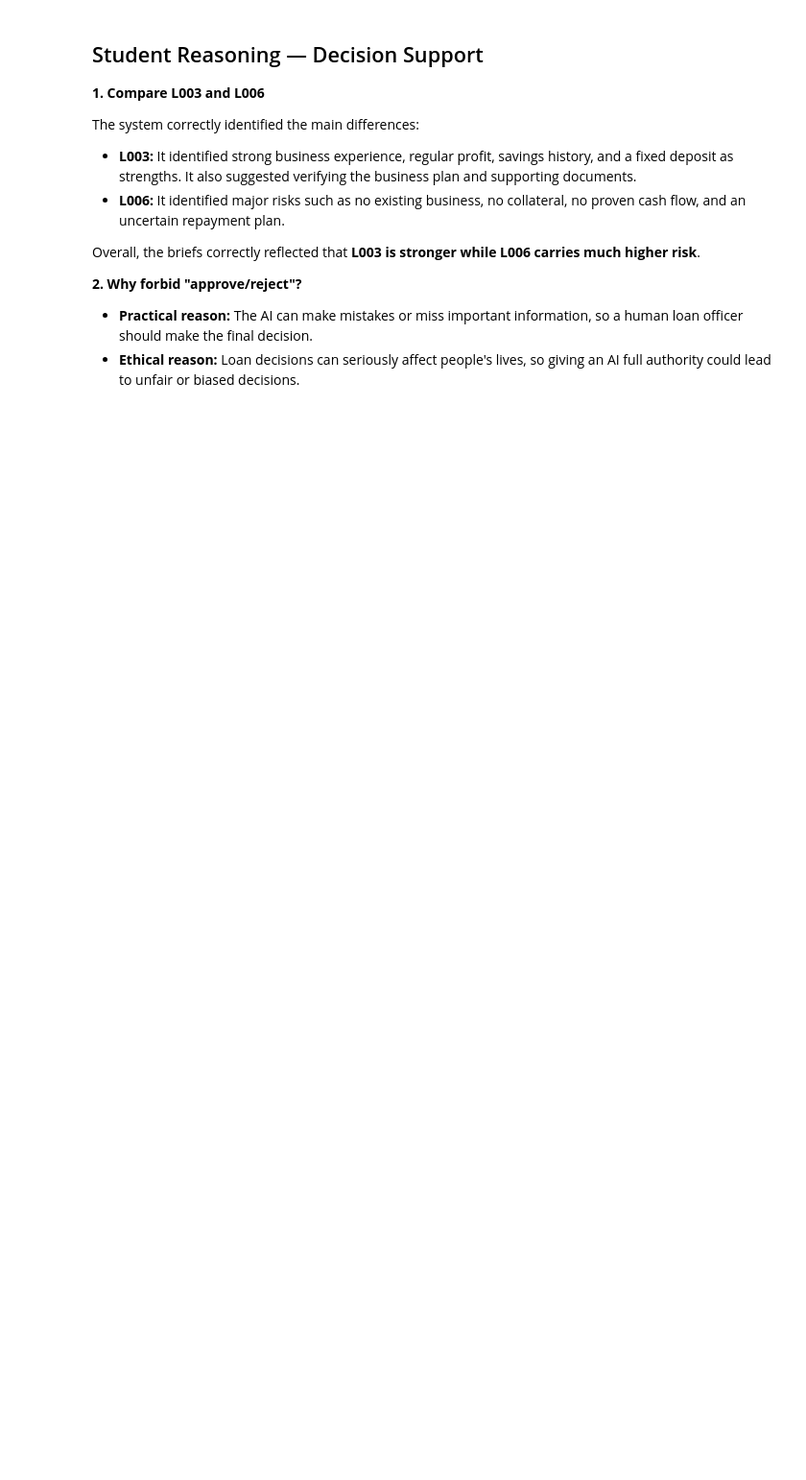
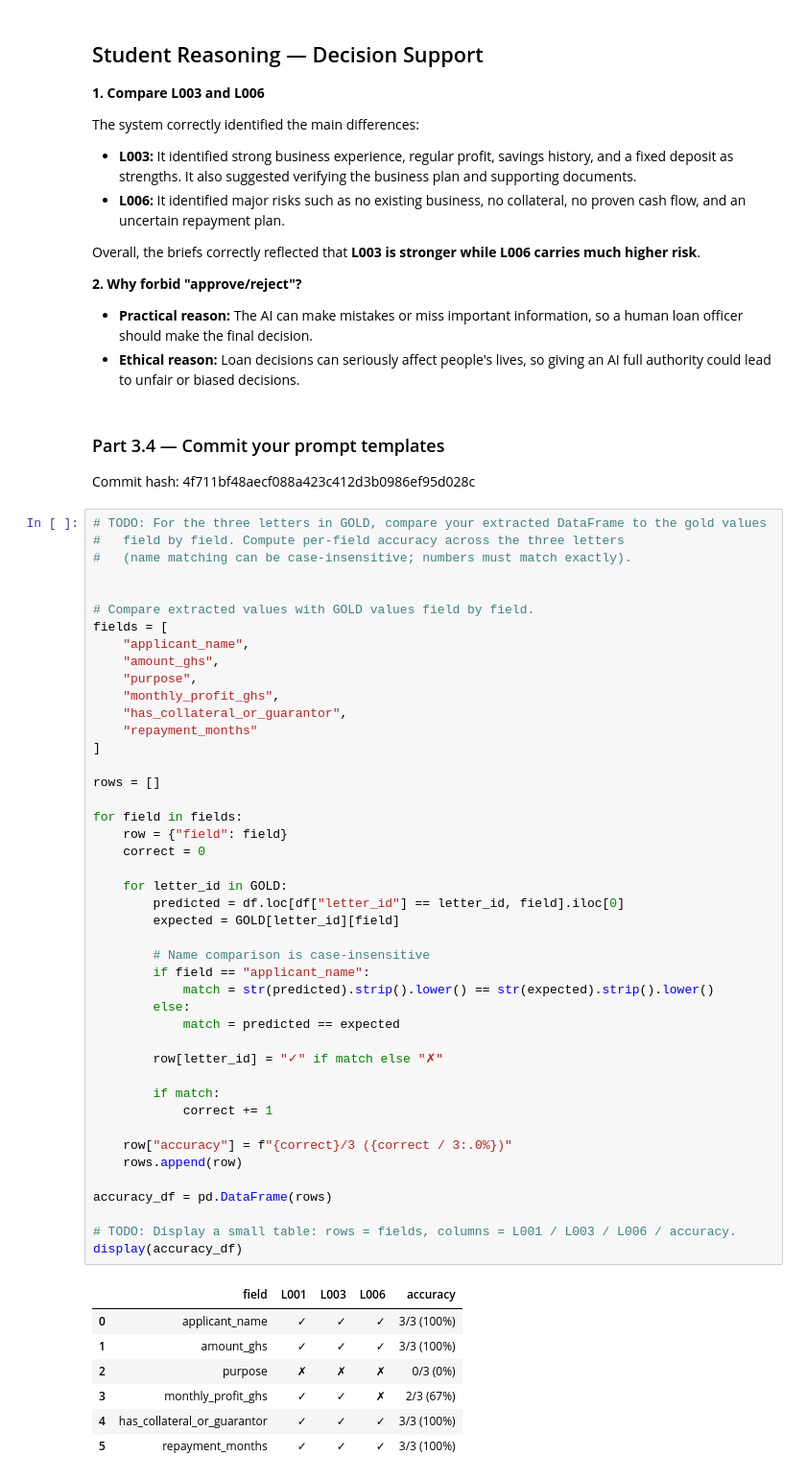
Before and after one commit to joenash156/lab-4-llm-decision-support, a Jupyter notebook: lab_4.ipynb, the cells around one changed output. Shown at 96% size. Drawn from its saved outputs; the diff is of its cells as text; blank space fills up the shorter version.

```diff
--- a/lab_4.ipynb
+++ b/lab_4.ipynb
@@ -505,3 +505,58 @@ Overall, the briefs correctly reflected that **L003 is stronger while L006 carri
 
 - **Practical reason:** The AI can make mistakes or miss important information, so a human loan officer should make the final decision.
 - **Ethical reason:** Loan decisions can seriously affect people's lives, so giving an AI full authority could lead to unfair or biased decisions.
+# %% [markdown]
+### Part 3.4 — Commit your prompt templates
+Commit hash: 4f711bf48aecf088a423c412d3b0986ef95d028c
+# %%
+# TODO: For the three letters in GOLD, compare your extracted DataFrame to the gold values
+#   field by field. Compute per-field accuracy across the three letters
+#   (name matching can be case-insensitive; numbers must match exactly).
+
+
+# Compare extracted values with GOLD values field by field.
+fields = [
+    "applicant_name",
+    "amount_ghs",
+    "purpose",
+    "monthly_profit_ghs",
+    "has_collateral_or_guarantor",
+    "repayment_months"
+]
+
+rows = []
+
+for field in fields:
+    row = {"field": field}
+    correct = 0
+
+    for letter_id in GOLD:
+        predicted = df.loc[df["letter_id"] == letter_id, field].iloc[0]
+        expected = GOLD[letter_id][field]
+
+        # Name comparison is case-insensitive
+        if field == "applicant_name":
+            match = str(predicted).strip().lower() == str(expected).strip().lower()
+        else:
+            match = predicted == expected
+
+        row[letter_id] = "✓" if match else "✗"
+
+        if match:
+            correct += 1
+
+    row["accuracy"] = f"{correct}/3 ({correct / 3:.0%})"
+    rows.append(row)
+
+accuracy_df = pd.DataFrame(rows)
+
+# TODO: Display a small table: rows = fields, columns = L001 / L003 / L006 / accuracy.
+display(accuracy_df)
+# %% [output]
+|  | field | L001 | L003 | L006 | accuracy |
+| 0 | applicant_name | ✓ | ✓ | ✓ | 3/3 (100%) |
+| 1 | amount_ghs | ✓ | ✓ | ✓ | 3/3 (100%) |
+| 2 | purpose | ✗ | ✗ | ✗ | 0/3 (0%) |
+| 3 | monthly_profit_ghs | ✓ | ✓ | ✗ | 2/3 (67%) |
+| 4 | has_collateral_or_guarantor | ✓ | ✓ | ✓ | 3/3 (100%) |
+| 5 | repayment_months | ✓ | ✓ | ✓ | 3/3 (100%) |
```
Also changed, not shown: parts of 5 cells of this notebook.
